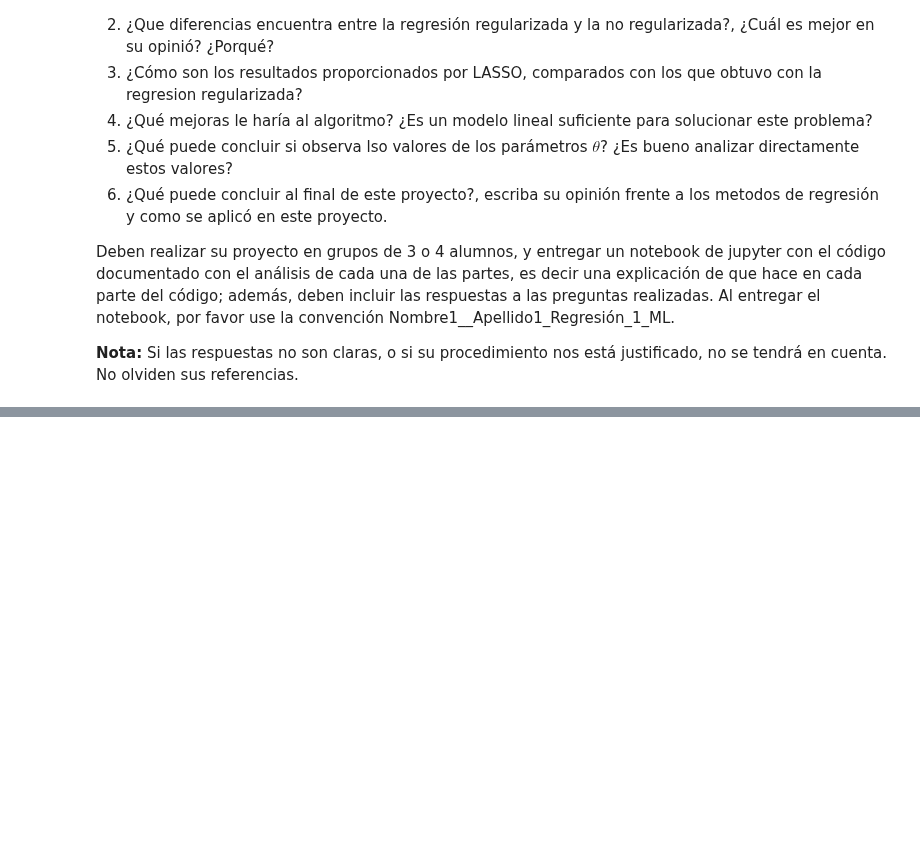
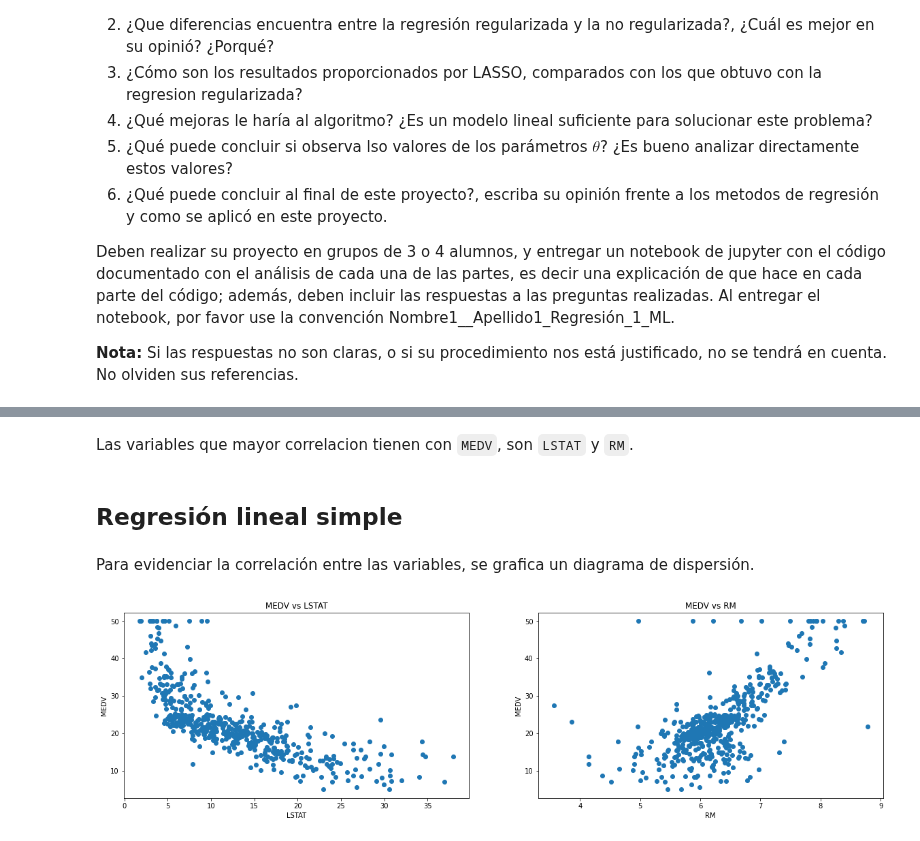
Before and after one commit to cgaravitoc/macc, a Jupyter notebook: machine learning/Proyecto 1/Proyecto 1.ipynb, the cells around one changed output, grey strips where cells are left out. Cells and saved outputs as stored; diff of their text form; code cells hidden in the pictures; blank space fills up the shorter version.

```diff
--- a/machine learning/Proyecto 1/Proyecto 1.ipynb
+++ b/machine learning/Proyecto 1/Proyecto 1.ipynb
@@ -22,0 +112,21 @@ Deben realizar su proyecto en grupos de 3 o 4 alumnos, y entregar un notebook de
+# %% [markdown]
+Las variables que mayor correlacion tienen con `MEDV`, son `LSTAT` y `RM`.
+# %% [markdown]
+## Regresión lineal simple
+# %% [markdown]
+Para evidenciar la correlación entre las variables, se grafica un diagrama de dispersión.
+# %%
+plt.figure(figsize=(20, 5))
+
+features = ['LSTAT', 'RM']
+
+for i, col in enumerate(features):
+    plt.subplot(1, len(features) , i+1)
+    x = df_data[col]
+    y = df_target
+    plt.scatter(x, y, marker='o')
+    plt.title(f"MEDV vs {col}")
+    plt.xlabel(col)
+    plt.ylabel('MEDV')
+# %% [output]
+[figure, added]
```
Also changed, not shown: parts of 22 cells of this notebook.
